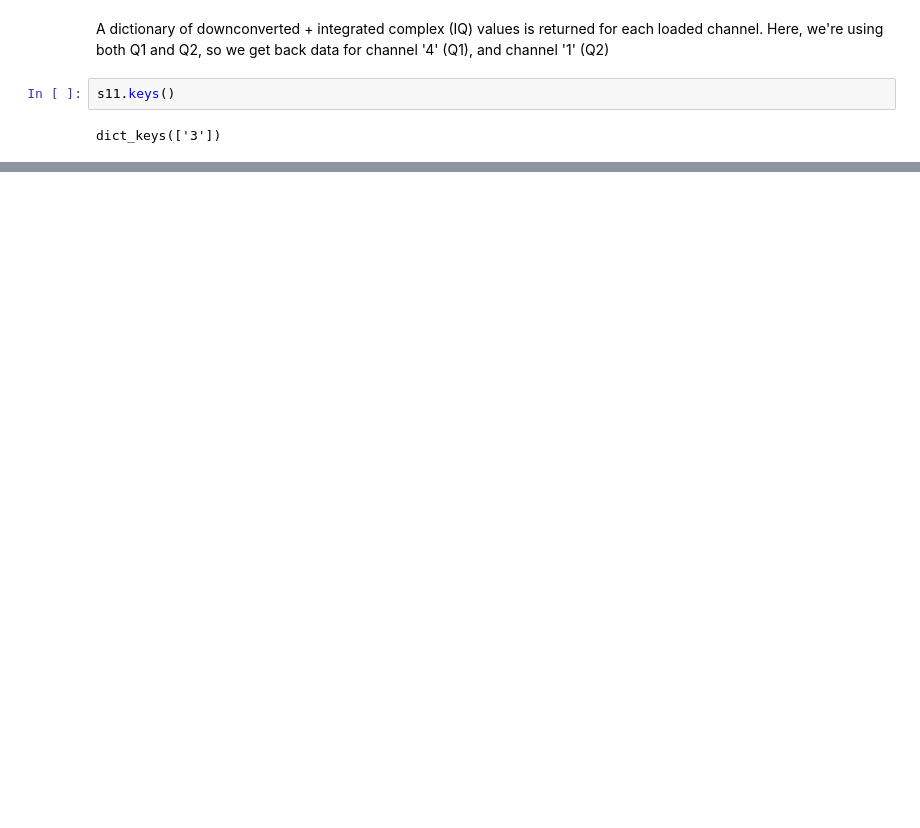
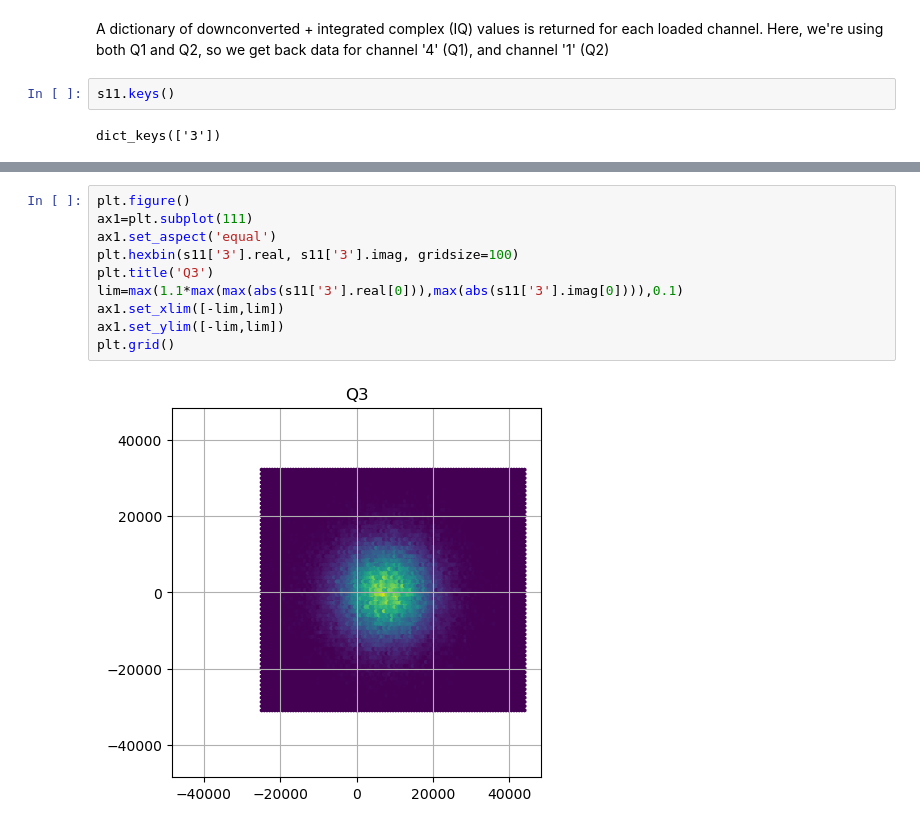
Before and after one commit to lblQubic/qce23tutorial, a Jupyter notebook: Hardware Demo Part 2.ipynb, the cells around one changed output, grey strips where cells are left out. Drawn from its saved outputs; the diff is of its cells as text; blank space fills up the shorter version.

```diff
--- a/Hardware Demo Part 2.ipynb
+++ b/Hardware Demo Part 2.ipynb
@@ -151,0 +155,12 @@ Text(0.5, 1.0, 'Q3')
+# %%
+plt.figure()
+ax1=plt.subplot(111)
+ax1.set_aspect('equal')
+plt.hexbin(s11['3'].real, s11['3'].imag, gridsize=100)
+plt.title('Q3')
+lim=max(1.1*max(max(abs(s11['3'].real[0])),max(abs(s11['3'].imag[0]))),0.1)
+ax1.set_xlim([-lim,lim])
+ax1.set_ylim([-lim,lim])
+plt.grid()
+# %% [output]
+[figure, added]
```
Also changed, not shown: parts of 7 cells of this notebook.
